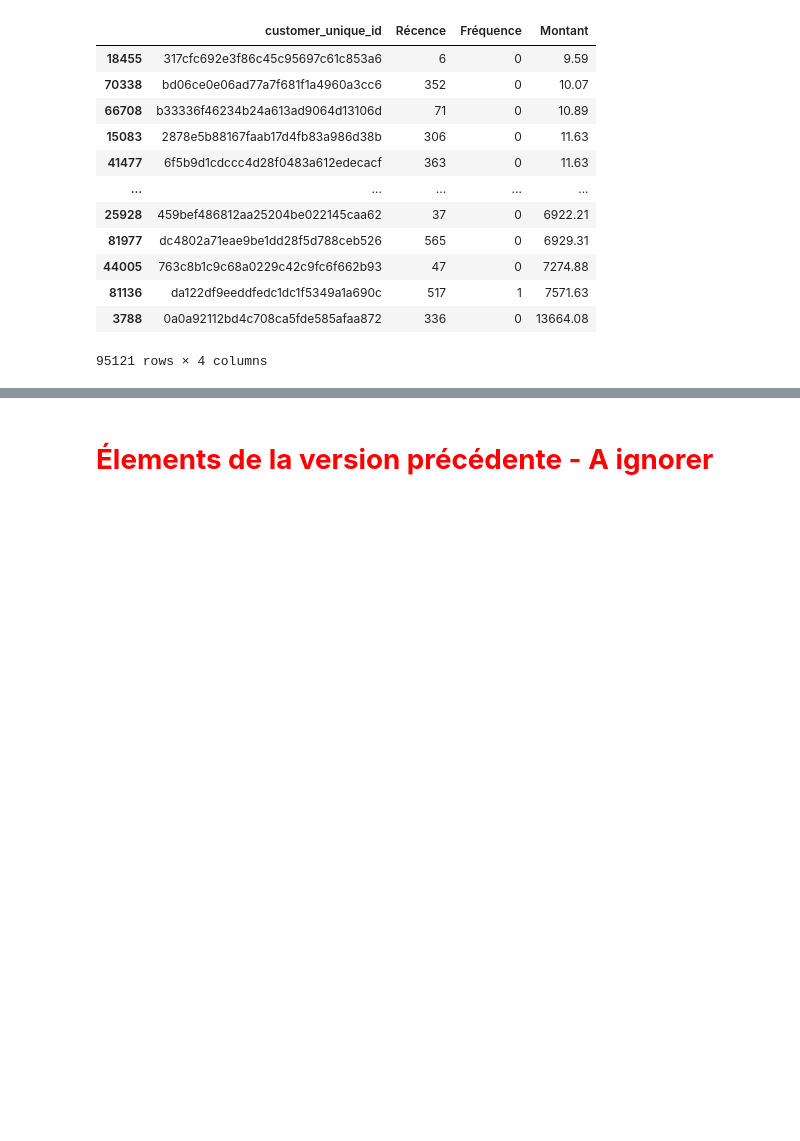
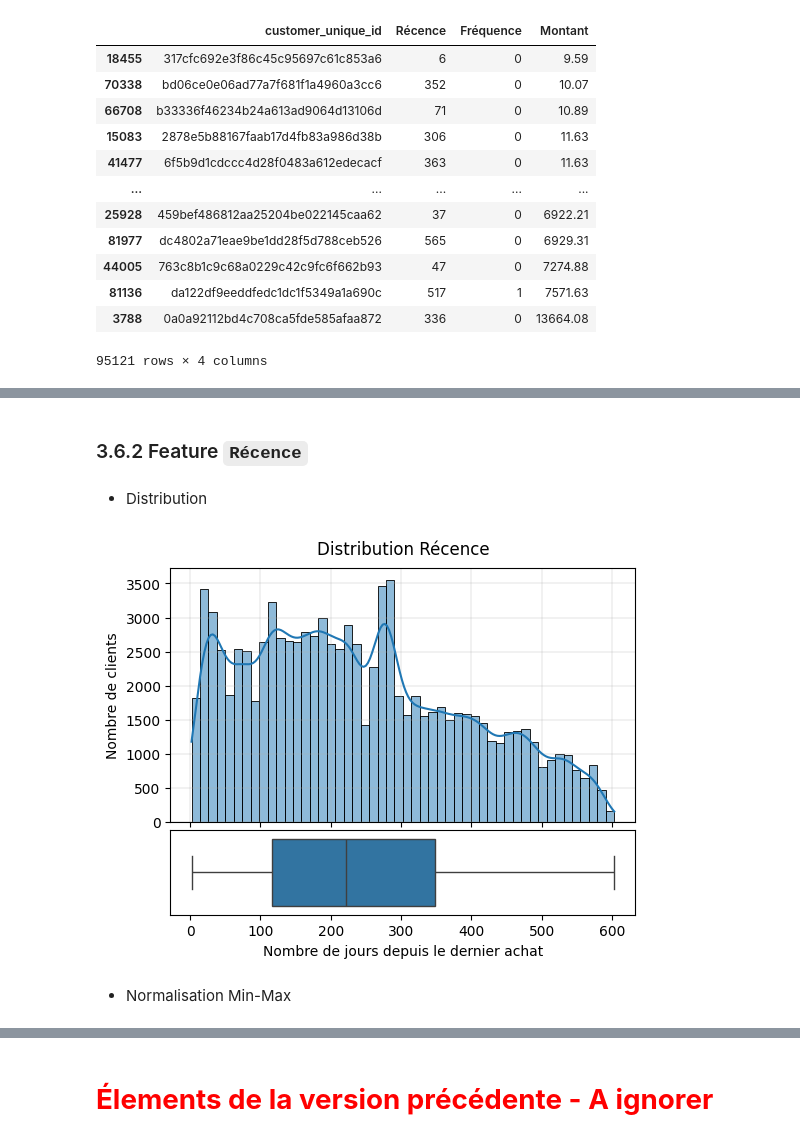
Before and after one commit to Christophe-Aballea/OC_projet5_Segmentez_des_clients_d_un_site_ecommerce, a Jupyter notebook: P05_Notebook2_Feature_ingineering.ipynb, the cells around one changed output, grey strips where cells are left out. Drawn from its saved outputs; the diff is of its cells as text; code cells hidden in the pictures; blank space fills up the shorter version.

Commit message:
Normalisation des features RFM

```diff
--- a/P05_Notebook2_Feature_ingineering.ipynb
+++ b/P05_Notebook2_Feature_ingineering.ipynb
@@ -1248,0 +1287,11 @@ df_features.sort_values('Montant')
+# %% [markdown]
+### 3.6.2 Feature `Récence`
+# %% [markdown]
+* Distribution
+# %%
+# Histogramme et boxplot
+plot_distribution(df_features, 'Récence', 'Nombre de jours depuis le dernier achat', 'Nombre de clients')
+# %% [output]
+[figure, added]
+# %% [markdown]
+* Normalisation Min-Max
```
Also changed, not shown: parts of 25 cells of this notebook, 1 other file.
